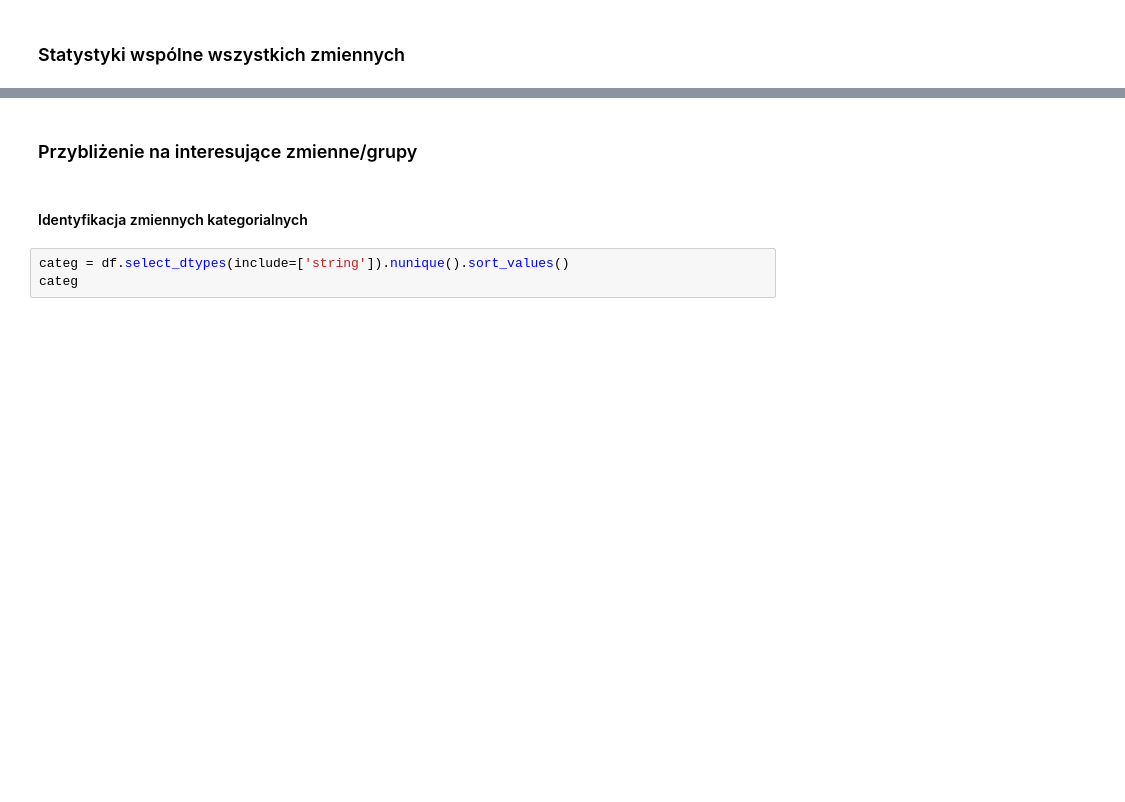
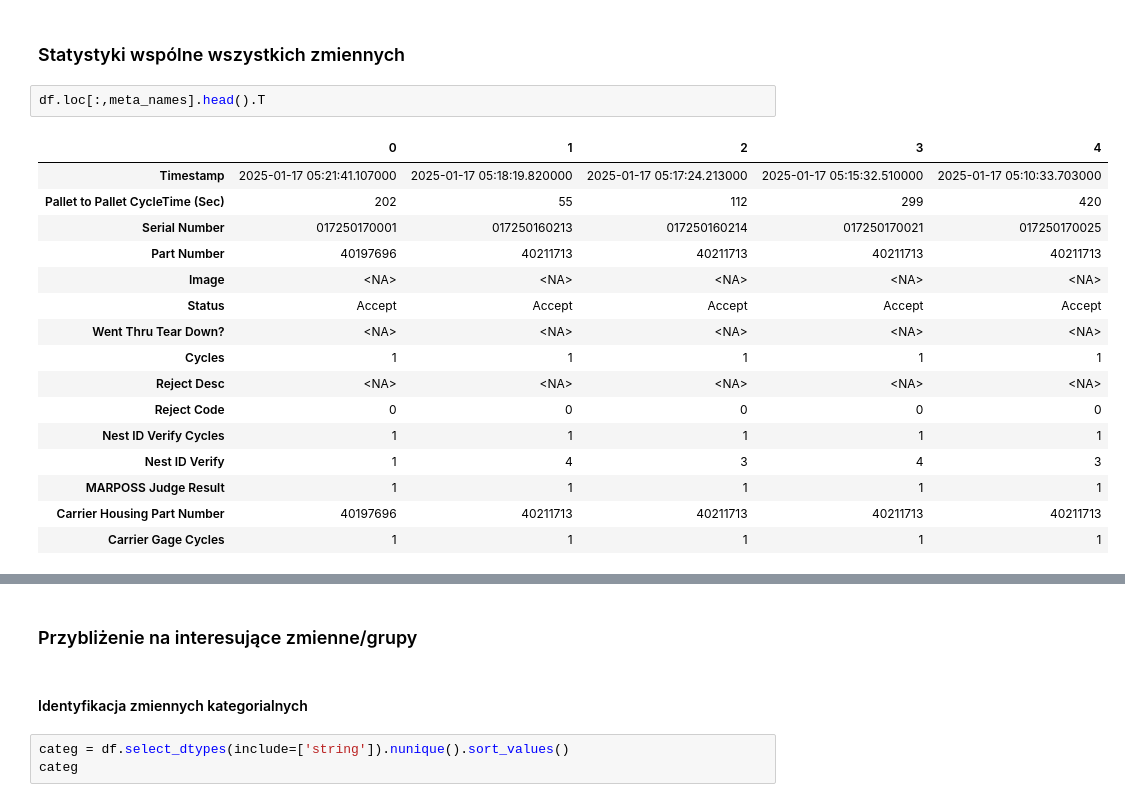
Before and after one commit to pancurster/automotive-projekt-grupa3, a Jupyter notebook: notebooks/analysis_data_CW03carrier.ipynb, the cells around one changed output, grey strips where cells are left out. Saved outputs shown, nothing was run; the diff lists cells and outputs as text; blank space fills up the shorter version.

```diff
--- a/notebooks/analysis_data_CW03carrier.ipynb
+++ b/notebooks/analysis_data_CW03carrier.ipynb
@@ -214,2 +218,21 @@ df.loc[:,meta_names].describe().T
 # %% [markdown]
 ### Statystyki wspólne wszystkich zmiennych
+# %%
+df.loc[:,meta_names].head().T
+# %% [output]
+|  | 0 | 1 | 2 | 3 | 4 |
+| Timestamp | 2025-01-17 05:21:41.107000 | 2025-01-17 05:18:19.820000 | 2025-01-17 05:17:24.213000 | 2025-01-17 05:15:32.510000 | 2025-01-17 05:10:33.703000 |
+| Pallet to Pallet CycleTime (Sec) | 202 | 55 | 112 | 299 | 420 |
+| Serial Number | 017250170001 | 017250160213 | 017250160214 | 017250170021 | 017250170025 |
+| Part Number | 40197696 | 40211713 | 40211713 | 40211713 | 40211713 |
+| Image | <NA> | <NA> | <NA> | <NA> | <NA> |
+| Status | Accept | Accept | Accept | Accept | Accept |
+| Went Thru Tear Down? | <NA> | <NA> | <NA> | <NA> | <NA> |
+| Cycles | 1 | 1 | 1 | 1 | 1 |
+| Reject Desc | <NA> | <NA> | <NA> | <NA> | <NA> |
+| Reject Code | 0 | 0 | 0 | 0 | 0 |
+| Nest ID Verify Cycles | 1 | 1 | 1 | 1 | 1 |
+| Nest ID Verify | 1 | 4 | 3 | 4 | 3 |
+| MARPOSS Judge Result | 1 | 1 | 1 | 1 | 1 |
+| Carrier Housing Part Number | 40197696 | 40211713 | 40211713 | 40211713 | 40211713 |
+| Carrier Gage Cycles | 1 | 1 | 1 | 1 | 1 |
```
Also changed, not shown: parts of 15 cells of this notebook.
